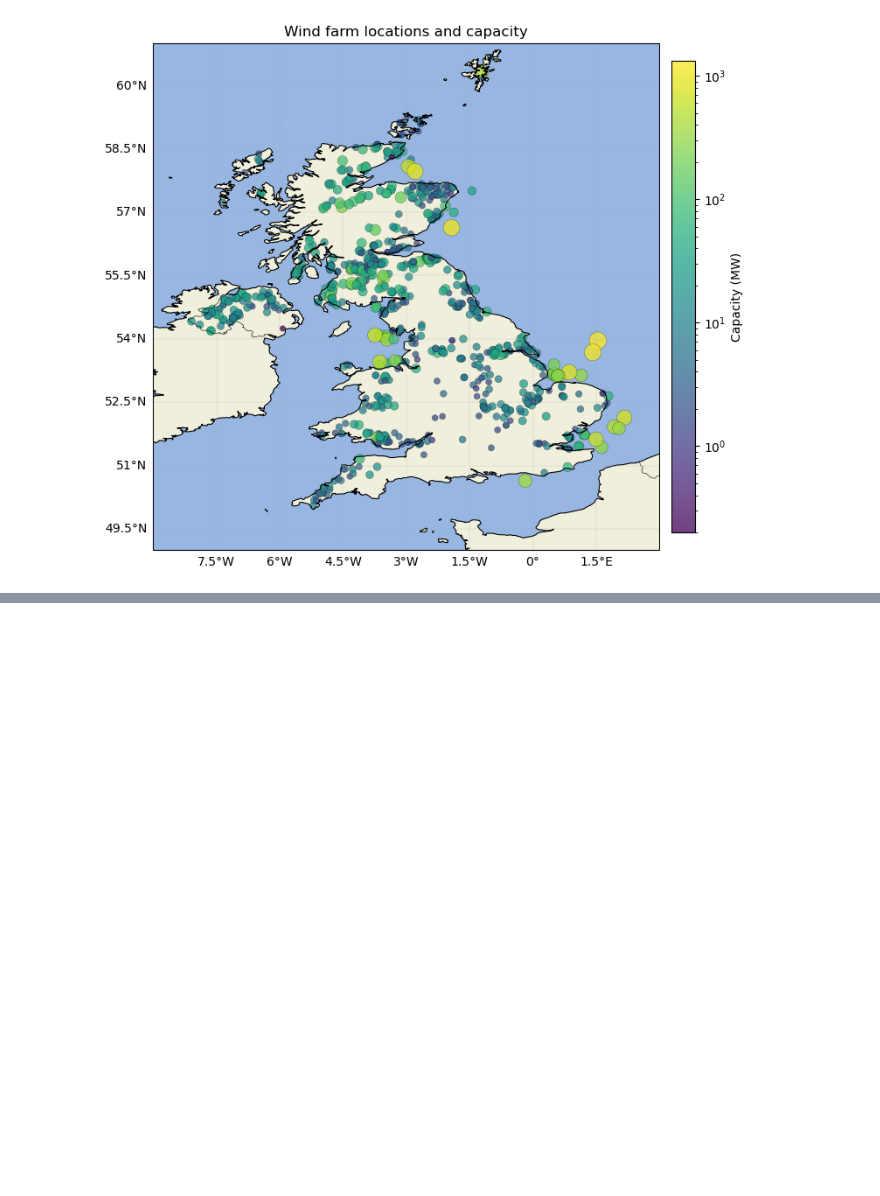
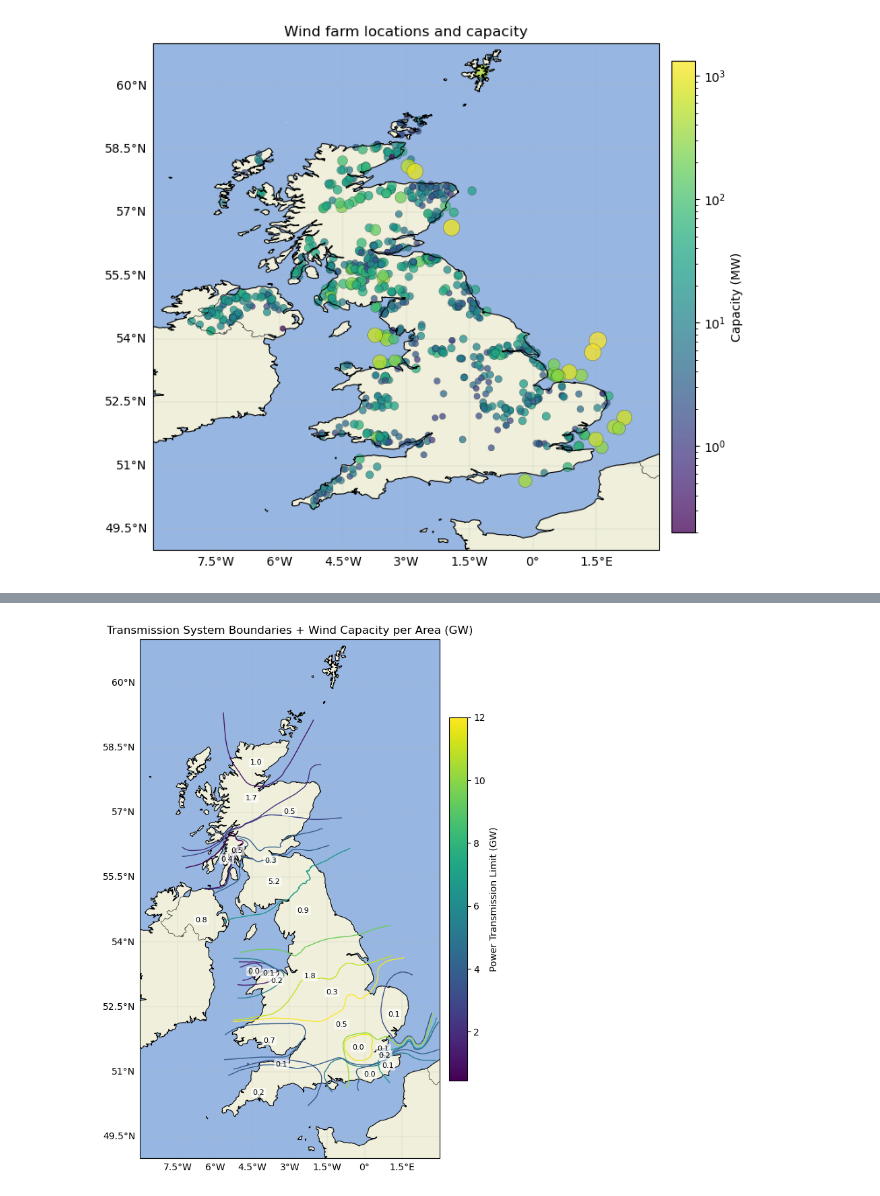
Before and after one commit to clara-lw/wind-energy-grid-project, a Jupyter notebook: notebooks/data_plots.ipynb, the cells around one changed output, grey strips where cells are left out. Cells and saved outputs as stored; diff of their text form; code cells hidden in the pictures; blank space fills up the shorter version.

```diff
--- a/notebooks/data_plots.ipynb
+++ b/notebooks/data_plots.ipynb
@@ -112,0 +200,5 @@ plt.show()
+# %%
+areas = areas.to_crs(epsg=4326)
+
+areas = areas.reset_index(drop=True)
+areas["area_id"] = areas.index
@@ -112,0 +212,64 @@ plt.show()
+# %%
+capacity_per_boundary = (
+    wind_with_boundary
+    .groupby("area_id")["Installed Capacity (MWelec)"]
+    .sum()
+)
+# %%
+cap_df = capacity_per_boundary.rename("wind_mw").reset_index()
+
+areas_cap = areas.merge(cap_df, on="area_id", how="left")
+areas_cap["wind_mw"] = areas_cap["wind_mw"].fillna(0.0)
+# %%
+areas_cap["wind_gw"] = areas_cap["wind_mw"] / 1000.0
+areas_cap["label_pt"] = areas_cap.geometry.representative_point()
+# %%
+transmission_boundaries_df = pd.read_csv("../data/raw/transmission_boundaries.csv")
+transmission_boundaries_df["geometry"] = transmission_boundaries_df["geometry"].apply(wkt.loads)
+transmission_boundaries_gdf = gpd.GeoDataFrame(
+    transmission_boundaries_df, geometry="geometry", crs="EPSG:4326"
+)
+
+fig, ax = plot_map()
+
+transmission_boundaries_gdf.plot(
+    ax=ax,
+    column="Limit GW",
+    cmap="viridis",
+    linewidth=1.0,
+    legend=False,
+    transform=ccrs.PlateCarree()
+)
+
+sm = plt.cm.ScalarMappable(
+    cmap="viridis",
+    norm=plt.Normalize(
+        vmin=transmission_boundaries_gdf["Limit GW"].min(),
+        vmax=transmission_boundaries_gdf["Limit GW"].max()
+    )
+)
+sm.set_array([])
+cbar = plt.colorbar(sm, ax=ax, orientation="vertical", pad=0.02, shrink=0.7)
+cbar.set_label("Power Transmission Limit (GW)")
+
+for _, row in areas_cap.iterrows():
+    x = row["label_pt"].x
+    y = row["label_pt"].y
+    val = row["wind_gw"]
+
+    if val <= 0:
+        continue
+
+    ax.text(
+        x, y,
+        f"{val:.1f}",
+        transform=ccrs.PlateCarree(),
+        ha="center", va="center",
+        fontsize=8,
+        bbox=dict(boxstyle="round,pad=0.2", fc="white", ec="none", alpha=0.7)
+    )
+
+plt.title("Transmission System Boundaries + Wind Capacity per Area (GW)")
+plt.show()
+# %% [output]
+[figure, added]
```
Also changed, not shown: parts of 7 cells of this notebook.
